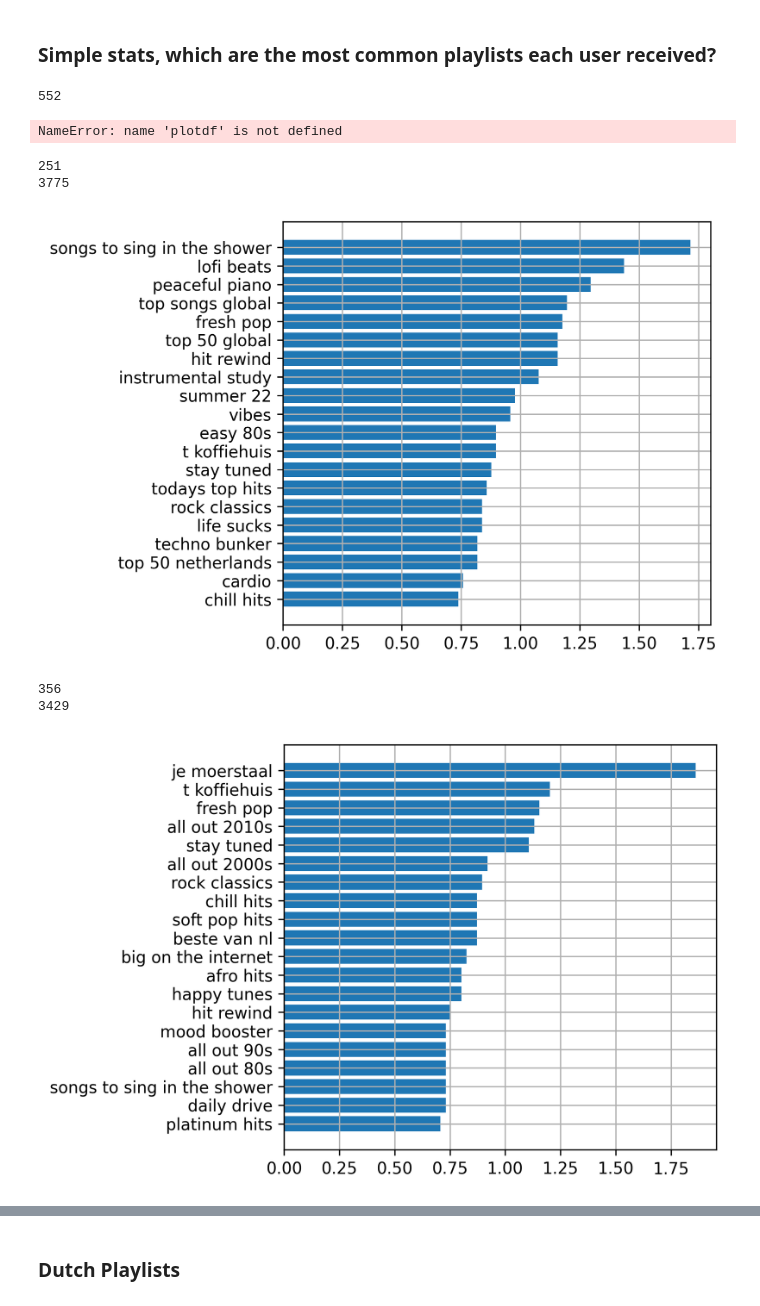
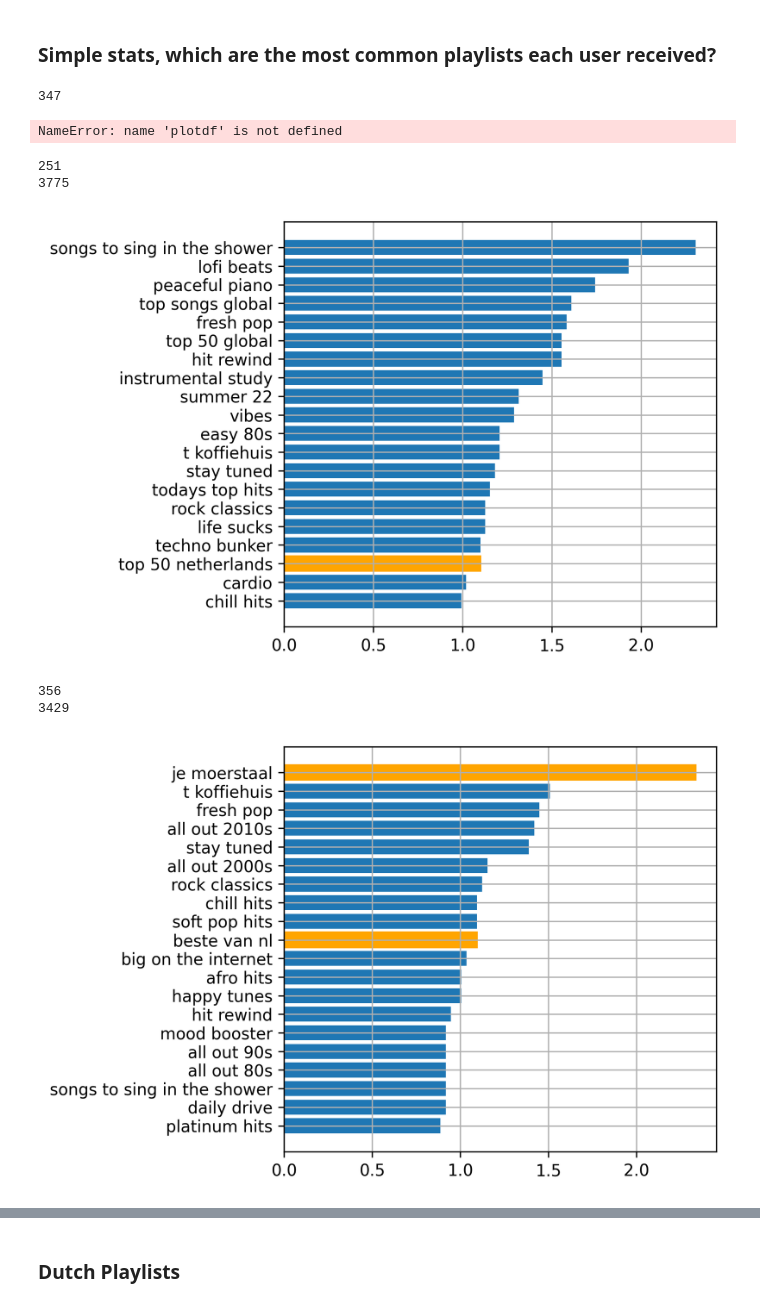
Before and after one commit to Yvysanna/Thesis, a Jupyter notebook: spotify1.ipynb, the cells around one changed output, grey strips where cells are left out. Drawn from its saved outputs; the diff is of its cells as text; code cells hidden in the pictures.

```diff
--- a/spotify1.ipynb
+++ b/spotify1.ipynb
@@ -23,7 +18,16 @@ len(male), len(female)
 # %%
+full_male, full_female = get_data()
+
+# Creating subsets from the data to work with
+male, female = process(full_male), process(full_female)
+
 # Clean all data by removing trailing whitespaces and lowercasing all letters
 female = add_counts(clean_df(female.copy()))
 male = add_counts(clean_df(male.copy()))
+
+len(male), len(female)
+male = male[male['type'] == 'playlist']
+female = female[female['type'] == 'playlist']
 # %% [markdown]
 Now that data is clean, textual analysis can begin
 # %% [markdown]
@@ -31,7 +35,7 @@ Now that data is clean, textual analysis can begin
 # %%
 len(male[['playlist name', 'playlist count']].drop_duplicates().sort_values(by='playlist count', ascending=False))
 # %% [output]
-552
+347
 # %%
 #x = male[female['type'] == 'playlist']
 #x[['playlist name', 'playlist count']].drop_duplicates().sort_values(by='playlist count', ascending=False).to_excel('fem.xlsx')
@@ -49,7 +53,8 @@ print(sum(plotdf['playlist count']))
 plotdf=plotdf.head(20)
 
 plt.figure(dpi=300)
-plt.barh(plotdf['playlist name'], (plotdf['playlist count']/len(female))*100)
+bar = plt.barh(plotdf['playlist name'], (plotdf['playlist count']/len(female))*100)
+bar[-3].set_color('orange')
 plt.gca().invert_yaxis()
 plt.grid()
 plt.tight_layout()
@@ -58,24 +63,26 @@ plt.show()
 # %% [output]
 251
 3775
-[figure, old version]
+[figure, new version]
 # %%
 plotdf = male[male['type'] == 'playlist']
 plotdf= plotdf[['playlist name', 'playlist count']].drop_duplicates().sort_values(by='playlist count', ascending=False)
 print(len(plotdf))
 print(sum(plotdf['playlist count']))
 plotdf = plotdf.head(20)
 
 plt.figure(dpi=300)
-plt.barh(plotdf['playlist name'], (plotdf['playlist count']/len(male))*100)
+bar = plt.barh(plotdf['playlist name'], (plotdf['playlist count']/len(male))*100)
+bar[0].set_color('orange')
+bar[9].set_color('orange')
 plt.gca().invert_yaxis()
 plt.grid()
 plt.tight_layout()
 
 plt.savefig('data/maletop20.png')
 
 plt.show()
 # %% [output]
 356
 3429
-[figure, old version]
+[figure, new version]
```
Also changed, not shown: parts of 37 cells of this notebook, 4 other files.
